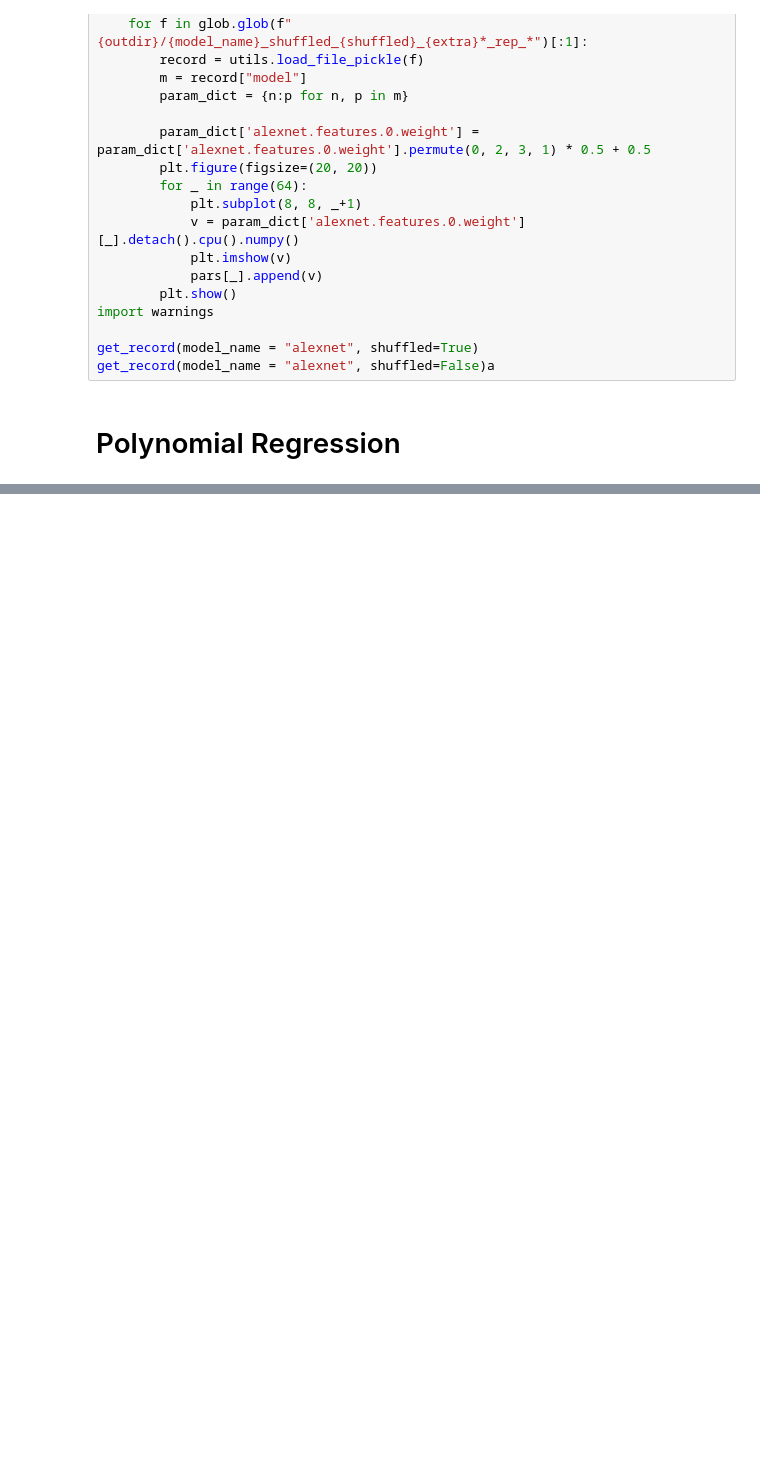
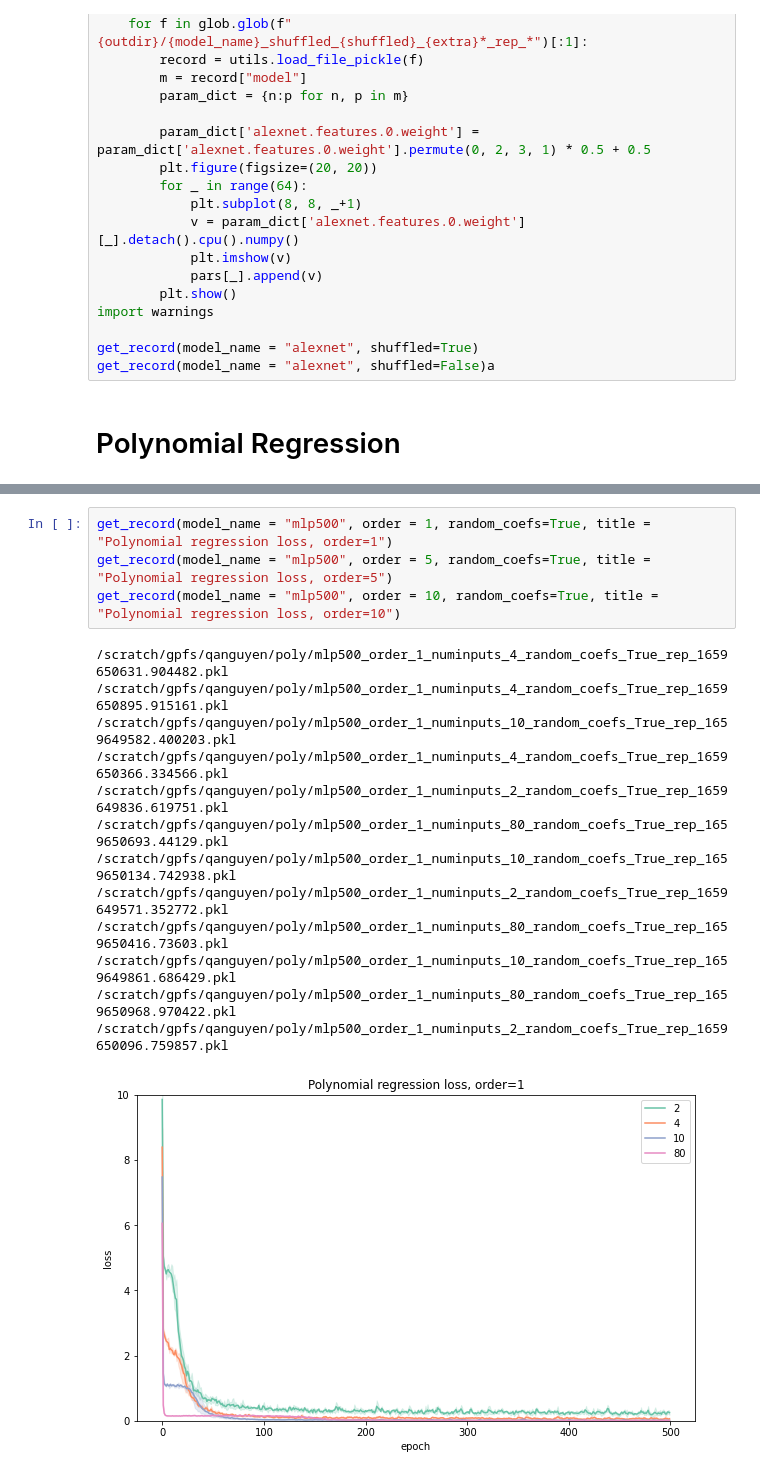
Before and after one commit to anhhuyalex/renormalization, a Jupyter notebook: tensornetworks/generalization.ipynb, the cells around one changed output, grey strips where cells are left out. Saved outputs shown, nothing was run; the diff lists cells and outputs as text; blank space fills up the shorter version.

```diff
--- a/tensornetworks/generalization.ipynb
+++ b/tensornetworks/generalization.ipynb
@@ -413,0 +546,18 @@ get_record(model_name = "mlp", order = 10, random_coefs=True, title = "Polynomia
+# %%
+get_record(model_name = "mlp500", order = 1, random_coefs=True, title = "Polynomial regression loss, order=1")
+get_record(model_name = "mlp500", order = 5, random_coefs=True, title = "Polynomial regression loss, order=5")
+get_record(model_name = "mlp500", order = 10, random_coefs=True, title = "Polynomial regression loss, order=10")
+# %% [output]
+/scratch/gpfs/qanguyen/poly/mlp500_order_1_numinputs_4_random_coefs_True_rep_1659650631.904482.pkl
+/scratch/gpfs/qanguyen/poly/mlp500_order_1_numinputs_4_random_coefs_True_rep_1659650895.915161.pkl
+/scratch/gpfs/qanguyen/poly/mlp500_order_1_numinputs_10_random_coefs_True_rep_1659649582.400203.pkl
+/scratch/gpfs/qanguyen/poly/mlp500_order_1_numinputs_4_random_coefs_True_rep_1659650366.334566.pkl
+/scratch/gpfs/qanguyen/poly/mlp500_order_1_numinputs_2_random_coefs_True_rep_1659649836.619751.pkl
+/scratch/gpfs/qanguyen/poly/mlp500_order_1_numinputs_80_random_coefs_True_rep_1659650693.44129.pkl
+/scratch/gpfs/qanguyen/poly/mlp500_order_1_numinputs_10_random_coefs_True_rep_1659650134.742938.pkl
+/scratch/gpfs/qanguyen/poly/mlp500_order_1_numinputs_2_random_coefs_True_rep_1659649571.352772.pkl
+/scratch/gpfs/qanguyen/poly/mlp500_order_1_numinputs_80_random_coefs_True_rep_1659650416.73603.pkl
+/scratch/gpfs/qanguyen/poly/mlp500_order_1_numinputs_10_random_coefs_True_rep_1659649861.686429.pkl
+/scratch/gpfs/qanguyen/poly/mlp500_order_1_numinputs_80_random_coefs_True_rep_1659650968.970422.pkl
+/scratch/gpfs/qanguyen/poly/mlp500_order_1_numinputs_2_random_coefs_True_rep_1659650096.759857.pkl
+[figure, added]
```
Also changed, not shown: parts of 3 cells of this notebook, 2 other files.
